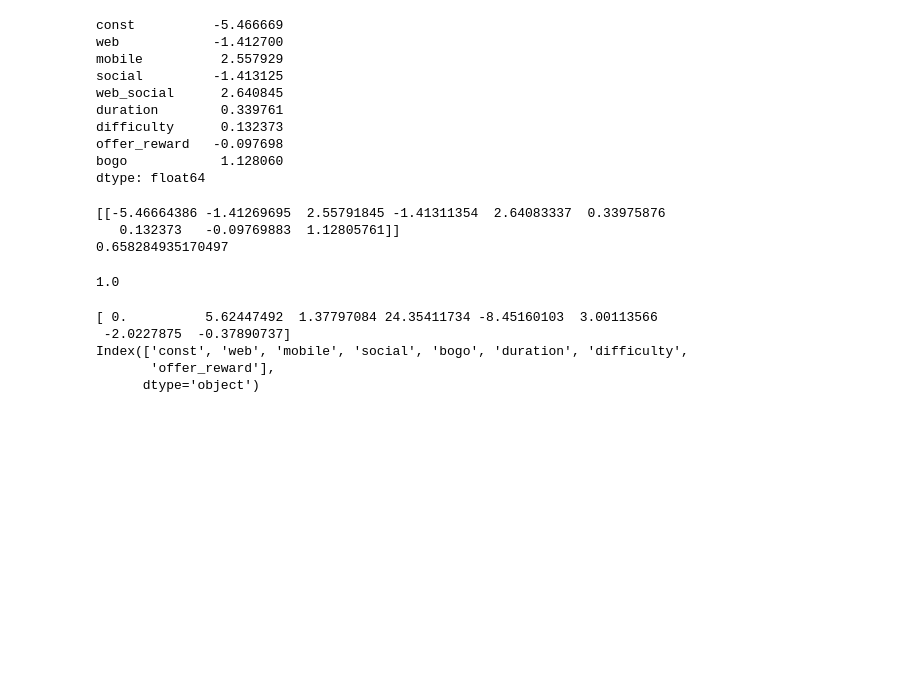
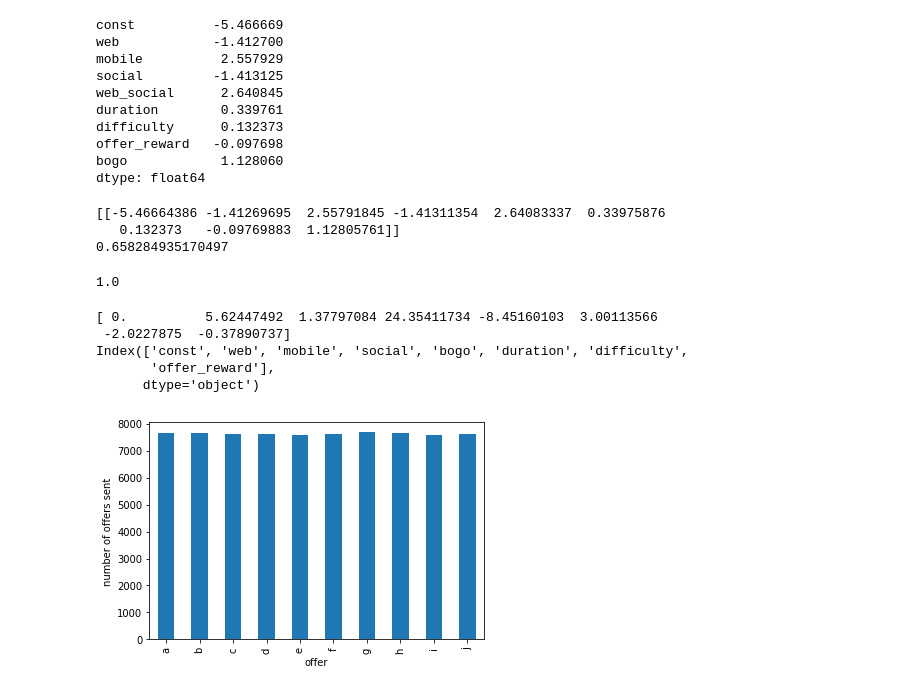
Before and after one commit to marco-bellini/Starbucks_capstone, a Jupyter notebook: 01_test.ipynb, the cells around one changed output. Saved outputs shown, nothing was run; the diff lists cells and outputs as text; code cells hidden in the pictures; blank space fills up the shorter version.

```diff
--- a/01_test.ipynb
+++ b/01_test.ipynb
@@ -316,3 +336,8 @@ print(X.columns)
 Index(['const', 'web', 'mobile', 'social', 'bogo', 'duration', 'difficulty',
        'offer_reward'],
       dtype='object')
+# %%
+out.groupby(by='offer')['completed'].count().plot(kind='bar')
+plt.ylabel('number of offers sent');
+# %% [output]
+[figure, added]
```
Also changed, not shown: parts of 21 cells of this notebook.
